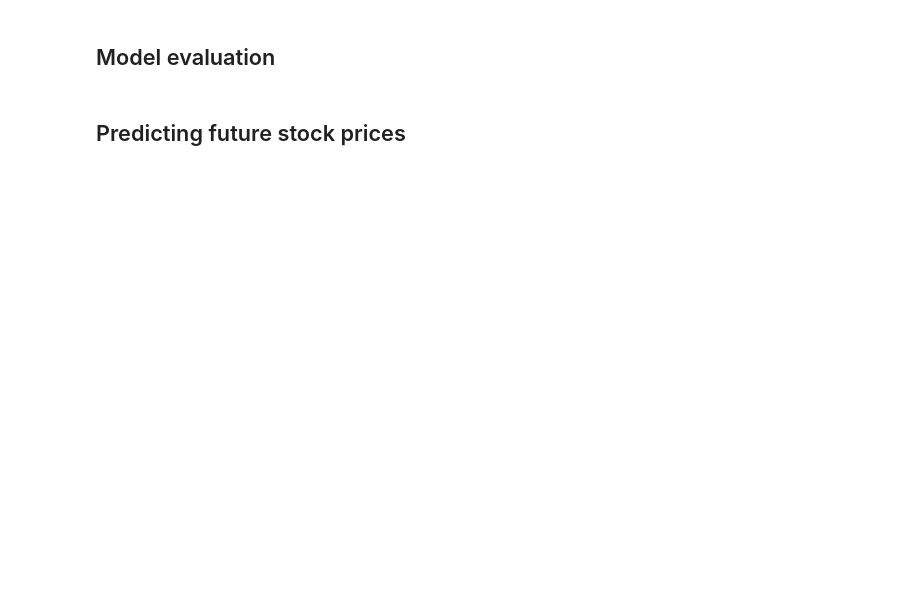
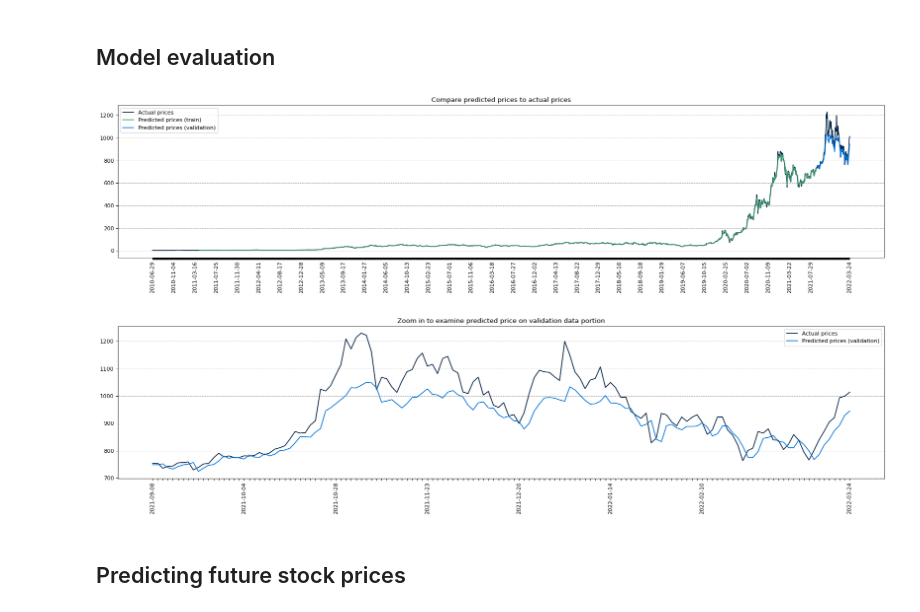
Before and after one commit to mega5800/algo-trading-system, a Jupyter notebook: Code/predicting_close_LSTM.ipynb, the cells around one changed output. Saved outputs shown, nothing was run; the diff lists cells and outputs as text; code cells hidden in the pictures; blank space fills up the shorter version.

```diff
--- a/Code/predicting_close_LSTM.ipynb
+++ b/Code/predicting_close_LSTM.ipynb
@@ -95,15 +151,29 @@ class Normalizer():
     def fit_transform(self, x):
         self.mu = np.mean(x, axis=(0), keepdims=True)
         self.sd = np.std(x, axis=(0), keepdims=True)
-        normalized_x = (x - self.mu)/self.sd
+        normalized_x = (x - self.mu) / self.sd
         return normalized_x
 
-    def inverse_transform(self, x):
-        return (x*self.sd) + self.mu
+    def inverse_transform(self, x, feature_idx=None):
+        if feature_idx is not None:
+            # Apply inverse transform for a specific feature
+            return (x * self.sd[0, feature_idx]) + self.mu[0, feature_idx]
+
+        if x.ndim == 1 and self.sd.shape[1] == 1:
+            # If x is 1D and there's only one feature in the standard deviation
+            return (x * self.sd[0, 0]) + self.mu[0, 0]
+
+        if x.ndim == 1:
+            # If x is 1D but multiple features exist, raise an informative error
+            raise ValueError("Mismatch: input x is 1D, but multiple features exist in the normalizer. Specify feature_idx.")
+
+        return (x * self.sd) + self.mu
+
 
 # normalize
 scaler = Normalizer()
 normalized_data_close_price = scaler.fit_transform(data_close_price)
+normalized_data_features = scaler.fit_transform(data_features)
 # %% [markdown]
 ## Data preparation: generating training and validation datasets
 # %%
@@ -313,8 +449,11 @@ if config["plots"]["show_plots"]:
     to_plot_data_y_train_pred = np.zeros(num_data_points)
     to_plot_data_y_val_pred = np.zeros(num_data_points)
 
-    to_plot_data_y_train_pred[config["data"]["window_size"]:split_index+config["data"]["window_size"]] = scaler.inverse_transform(predicted_train)
-    to_plot_data_y_val_pred[split_index+config["data"]["window_size"]:] = scaler.inverse_transform(predicted_val)
+    # Only inverse transform the 'Close' feature (index 3)
+    to_plot_data_y_train_pred[config["data"]["window_size"]:split_index+config["data"]["window_size"]] = scaler.inverse_transform(predicted_train, feature_idx=3)
+    to_plot_data_y_val_pred[split_index+config["data"]["window_size"]:] = scaler.inverse_transform(predicted_val, feature_idx=3)
+
+
 
     to_plot_data_y_train_pred = np.where(to_plot_data_y_train_pred == 0, None, to_plot_data_y_train_pred)
     to_plot_data_y_val_pred = np.where(to_plot_data_y_val_pred == 0, None, to_plot_data_y_val_pred)
@@ -335,44 +474,48 @@ if config["plots"]["show_plots"]:
     plt.show()
 
     # prepare data for plotting, zoom in validation
+    to_plot_data_y_val_subset = scaler.inverse_transform(data_y_val, feature_idx=3)
+    to_plot_predicted_val = scaler.inverse_transform(predicted_val, feature_idx=3)
+    to_plot_data_date = data_date[split_index + config["data"]["window_size"]:]
 
-    to_plot_data_y_val_subset = scaler.inverse_transform(data_y_val)
-    to_plot_predicted_val = scaler.inverse_transform(predicted_val)
-    to_plot_data_date = data_date[split_index+config["data"]["window_size"]:]
 
     # plots
 
     fig = figure(figsize=(25, 5), dpi=80)
     fig.patch.set_facecolor((1.0, 1.0, 1.0))
     plt.plot(to_plot_data_date, to_plot_data_y_val_subset, label="Actual prices", color=config["plots"]["color_actual"])
     plt.plot(to_plot_data_date, to_plot_predicted_val, label="Predicted prices (validation)", color=config["plots"]["color_pred_val"])
     plt.title("Zoom in to examine predicted price on validation data portion")
     xticks = [to_plot_data_date[i] if ((i%int(config["plots"]["xticks_interval"]/5)==0 and (len(to_plot_data_date)-i) > config["plots"]["xticks_interval"]/6) or i==len(to_plot_data_date)-1) else None for i in range(len(to_plot_data_date))] # make x ticks nice
     xs = np.arange(0,len(xticks))
     plt.xticks(xs, xticks, rotation='vertical')
     plt.grid(visible=True, which='major', axis='y', linestyle='--')
     plt.legend()
     plt.show()
 
 # Prepare the data to be saved
 processed_data = pd.DataFrame({
     'Date': data_date,
     'Actual_Close': data_close_price
 })
 
 # Add the predicted values to the DataFrame
 processed_data['Predicted_Close'] = np.nan
-processed_data.loc[config["data"]["window_size"]:split_index+config["data"]["window_size"]-1, 'Predicted_Close'] = scaler.inverse_transform(predicted_train).flatten()
-processed_data.loc[split_index+config["data"]["window_size"]:num_data_points, 'Predicted_Close'] = scaler.inverse_transform(predicted_val).flatten()
+processed_data.loc[config["data"]["window_size"]:split_index+config["data"]["window_size"]-1, 'Predicted_Close'] = scaler.inverse_transform(predicted_train, feature_idx=3).flatten()
+processed_data.loc[split_index+config["data"]["window_size"]:num_data_points, 'Predicted_Close'] = scaler.inverse_transform(predicted_val, feature_idx=3).flatten()
+
 
 # Read the original processed_TSLA.csv
-original_data = pd.read_csv('processed_TSLA.csv')
+original_data = pd.read_csv('../data/processed_TSLA.csv')
 
 # Merge the original data with the predicted data based on the Date column
 merged_data = pd.merge(original_data, processed_data[['Date', 'Predicted_Close']], on='Date', how='left')
 
 # Save to CSV
-merged_data.to_csv('Processed_predicted_TSLA.csv', index=False)
+merged_data.to_csv('../data/Processed_predicted_TSLA.csv', index=False)
+# %% [output]
+[figure, added]
+[figure, added]
 # %% [markdown]
 ## Predicting future stock prices
 # %%
```
Also changed, not shown: parts of 10 cells of this notebook.
